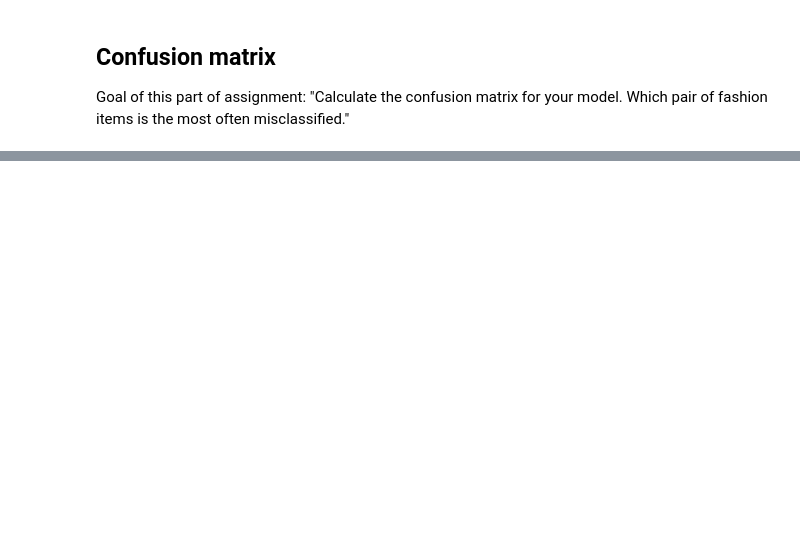
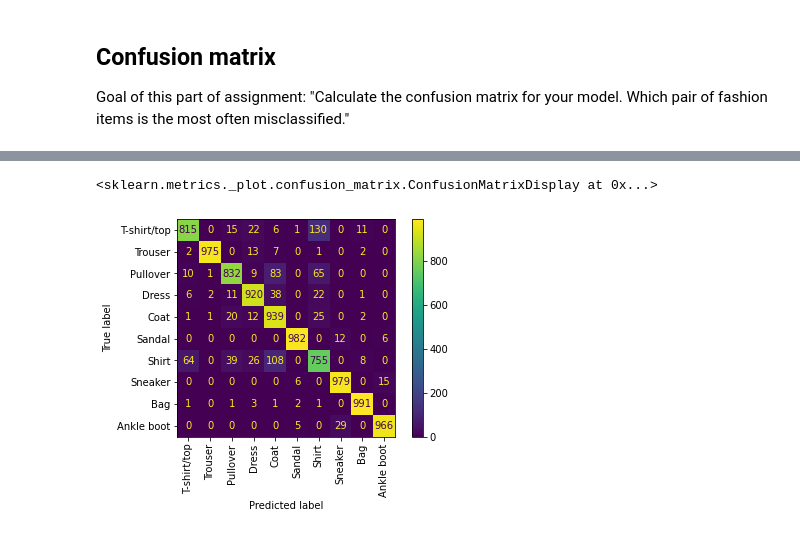
Before and after one commit to katarinagresova/M7DataSP_2020, a Jupyter notebook: assignment_03/mnist_fashion_keras.ipynb, the cells around one changed output, grey strips where cells are left out. Cells and saved outputs as stored; diff of their text form; code cells hidden in the pictures; blank space fills up the shorter version.

```diff
--- a/assignment_03/mnist_fashion_keras.ipynb
+++ b/assignment_03/mnist_fashion_keras.ipynb
@@ -219,0 +260,15 @@ disp.plot(xticks_rotation='vertical', values_format='.4g')
+# %%
+## store erik_model
+model = models[2][1]
+
+predictions = model.predict(x_test, batch_size=256)
+
+y_pred = np.argmax(predictions, axis=1)
+y_test_index = np.argmax(y_test, axis=1)
+
+disp = ConfusionMatrixDisplay(confusion_matrix(y_test_index, y_pred),
+                                  display_labels=clothes_labels)
+disp.plot(xticks_rotation='vertical', values_format='.4g')
+# %% [output]
+<sklearn.metrics._plot.confusion_matrix.ConfusionMatrixDisplay at 0x...>
+[figure, added]
```
Also changed, not shown: parts of 7 cells of this notebook.
